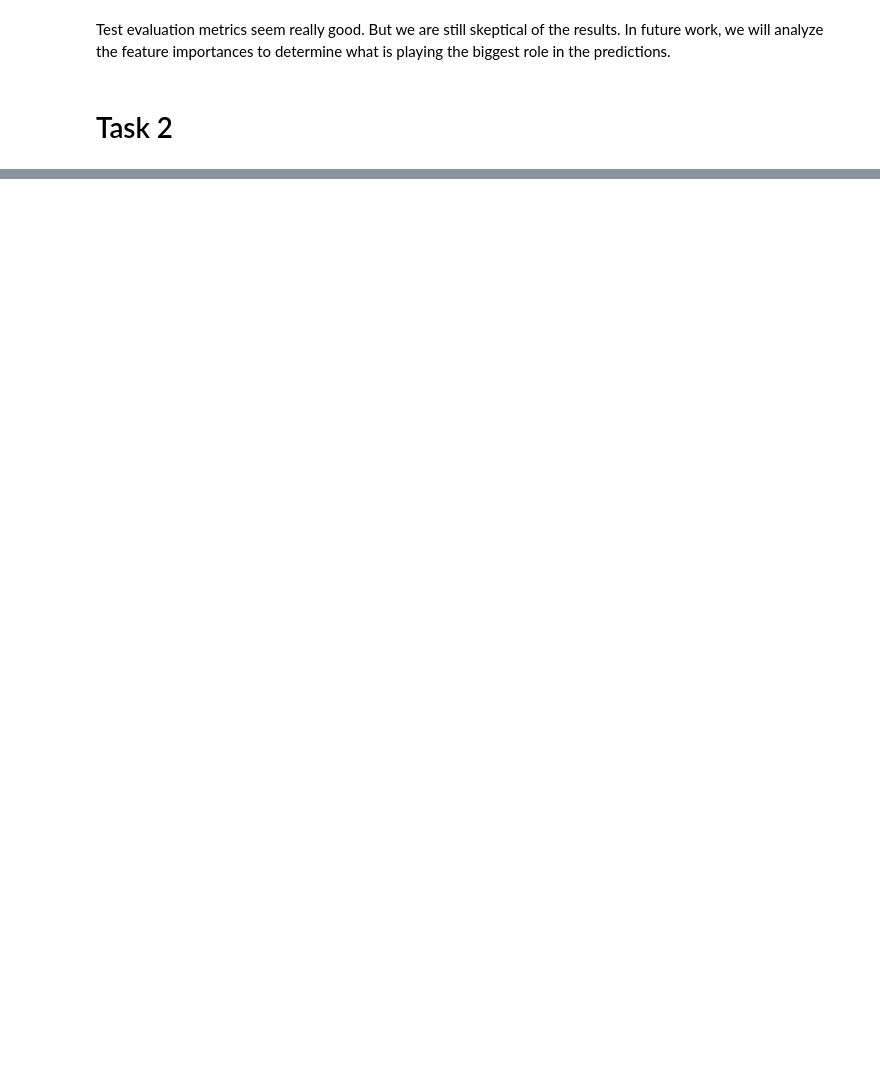
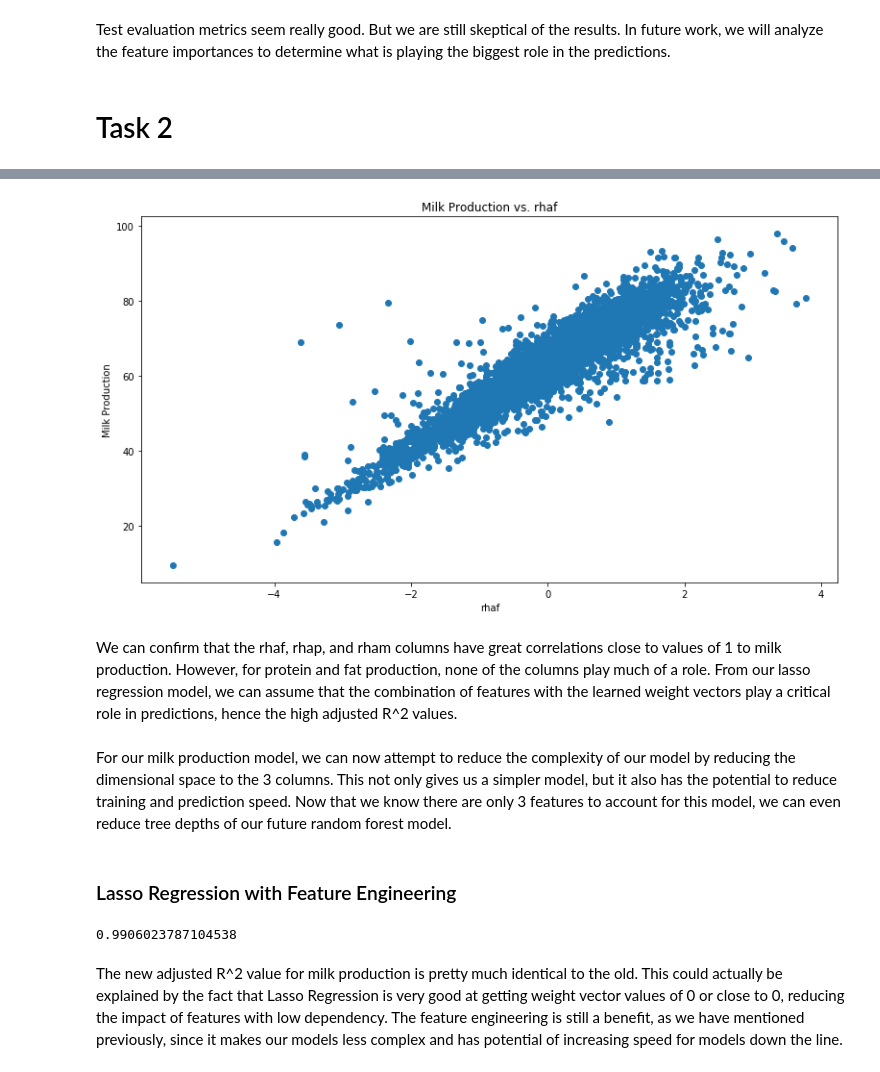
Before and after one commit to thebrianbn/cow_ml, a Jupyter notebook: milk_fat_prediction/milk_fat_analysis.ipynb, the cells around one changed output, grey strips where cells are left out. Drawn from its saved outputs; the diff is of its cells as text; code cells hidden in the pictures; blank space fills up the shorter version.

```diff
--- a/milk_fat_prediction/milk_fat_analysis.ipynb
+++ b/milk_fat_prediction/milk_fat_analysis.ipynb
@@ -250,0 +299,28 @@ Test evaluation metrics seem really good. But we are still skeptical of the resu
+# %%
+plt.figure(figsize=(13,7))
+plt.scatter(subject_splits["milk"][0]["rhaf"], subject_splits["milk"][2])
+plt.title("Milk Production vs. rhaf")
+plt.xlabel("rhaf")
+plt.ylabel("Milk Production");
+# %% [output]
+[figure, added]
+# %% [markdown]
+We can confirm that the rhaf, rhap, and rham columns have great correlations close to values of 1 to milk production. However, for protein and fat production, none of the columns play much of a role. From our lasso regression model, we can assume that the combination of features with the learned weight vectors play a critical role in predictions, hence the high adjusted R^2 values.
+# %% [markdown]
+For our milk production model, we can now attempt to reduce the complexity of our model by reducing the dimensional space to the 3 columns. This not only gives us a simpler model, but it also has the potential to reduce training and prediction speed. Now that we know there are only 3 features to account for this model, we can even reduce tree depths of our future random forest model.
+# %% [markdown]
+### Lasso Regression with Feature Engineering
+# %%
+t_cols = ["rhaf", "rhap", "rham"]
+
+lasso = Lasso(alpha=0)
+X_train, X_test, y_train, y_test = subject_splits["milk"]
+lasso.fit(X_train.loc[:, t_cols], y_train)
+
+r2 = lasso.score(X_test.loc[:, t_cols], y_test)
+adj_r2 = (1 - (1 - r2) * ((len(X_train) - 1) / (len(X_train) - len(feature_cols) - 1)))
+adj_r2
+# %% [output]
+0.9906023787104538
+# %% [markdown]
+The new adjusted R^2 value for milk production is pretty much identical to the old. This could actually be explained by the fact that Lasso Regression is very good at getting weight vector values of 0 or close to 0, reducing the impact of features with low dependency. The feature engineering is still a benefit, as we have mentioned previously, since it makes our models less complex and has potential of increasing speed for models down the line.
```
Also changed, not shown: parts of 15 cells of this notebook.
